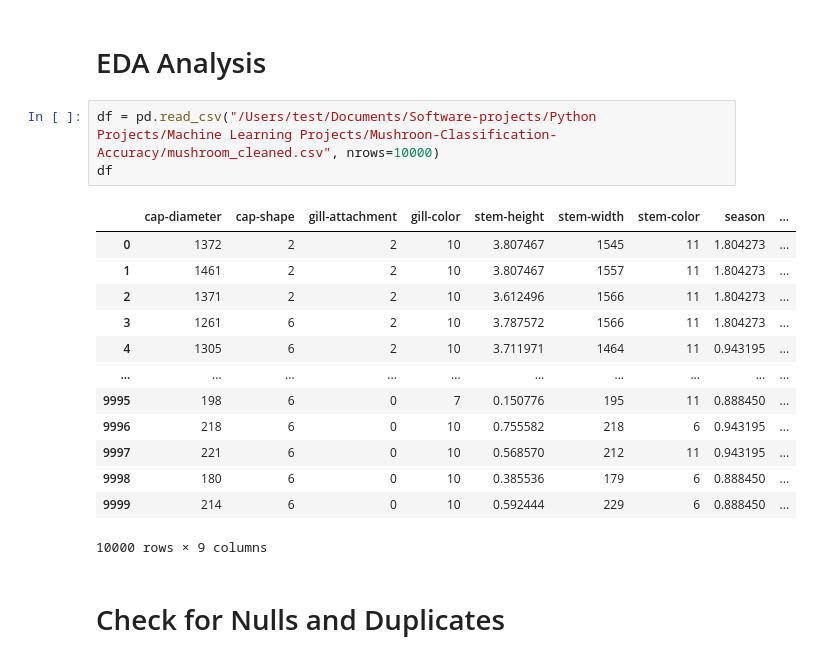
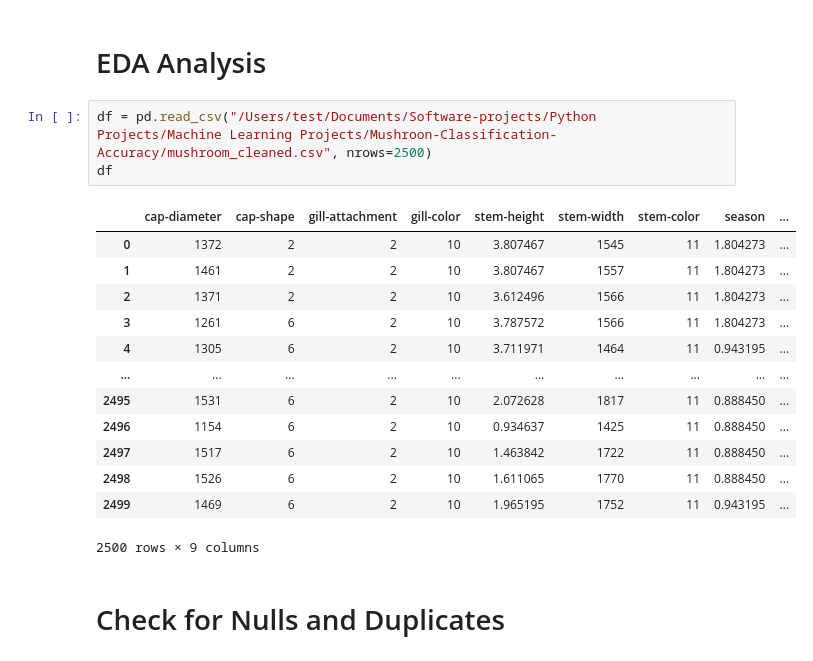
Before and after one commit to MaukanMir/Mushroon-Classification-Accuracy, a Jupyter notebook: training.ipynb, the cells around one changed output. Cells and saved outputs as stored; diff of their text form.

```diff
--- a/training.ipynb
+++ b/training.ipynb
@@ -189,22 +189,22 @@ def testing_selected_models(names:list, models:list, X:pd.DataFrame, y:pd.Series
 # %% [markdown]
 # EDA Analysis
 # %%
-df = pd.read_csv("/Users/test/Documents/Software-projects/Python Projects/Machine Learning Projects/Mushroon-Classification-Accuracy/mushroom_cleaned.csv", nrows=10000)
+df = pd.read_csv("/Users/test/Documents/Software-projects/Python Projects/Machine Learning Projects/Mushroon-Classification-Accuracy/mushroom_cleaned.csv", nrows=2500)
 df
 # %% [output]
 |  | cap-diameter | cap-shape | gill-attachment | gill-color | stem-height | stem-width | stem-color | season | ... |
 | 0 | 1372 | 2 | 2 | 10 | 3.807467 | 1545 | 11 | 1.804273 | ... |
 | 1 | 1461 | 2 | 2 | 10 | 3.807467 | 1557 | 11 | 1.804273 | ... |
 | 2 | 1371 | 2 | 2 | 10 | 3.612496 | 1566 | 11 | 1.804273 | ... |
 | 3 | 1261 | 6 | 2 | 10 | 3.787572 | 1566 | 11 | 1.804273 | ... |
 | 4 | 1305 | 6 | 2 | 10 | 3.711971 | 1464 | 11 | 0.943195 | ... |
 | ... | ... | ... | ... | ... | ... | ... | ... | ... | ... |
-| 9995 | 198 | 6 | 0 | 7 | 0.150776 | 195 | 11 | 0.888450 | ... |
-| 9996 | 218 | 6 | 0 | 10 | 0.755582 | 218 | 6 | 0.943195 | ... |
-| 9997 | 221 | 6 | 0 | 10 | 0.568570 | 212 | 11 | 0.943195 | ... |
-| 9998 | 180 | 6 | 0 | 10 | 0.385536 | 179 | 6 | 0.888450 | ... |
-| 9999 | 214 | 6 | 0 | 10 | 0.592444 | 229 | 6 | 0.888450 | ... |
+| 2495 | 1531 | 6 | 2 | 10 | 2.072628 | 1817 | 11 | 0.888450 | ... |
+| 2496 | 1154 | 6 | 2 | 10 | 0.934637 | 1425 | 11 | 0.888450 | ... |
+| 2497 | 1517 | 6 | 2 | 10 | 1.463842 | 1722 | 11 | 0.888450 | ... |
+| 2498 | 1526 | 6 | 2 | 10 | 1.611065 | 1770 | 11 | 0.888450 | ... |
+| 2499 | 1469 | 6 | 2 | 10 | 1.965195 | 1752 | 11 | 0.943195 | ... |
-10000 rows × 9 columns
+2500 rows × 9 columns
 # %% [markdown]
 # Check for Nulls and Duplicates
 # %%
```
Also changed, not shown: parts of 6 cells of this notebook.
